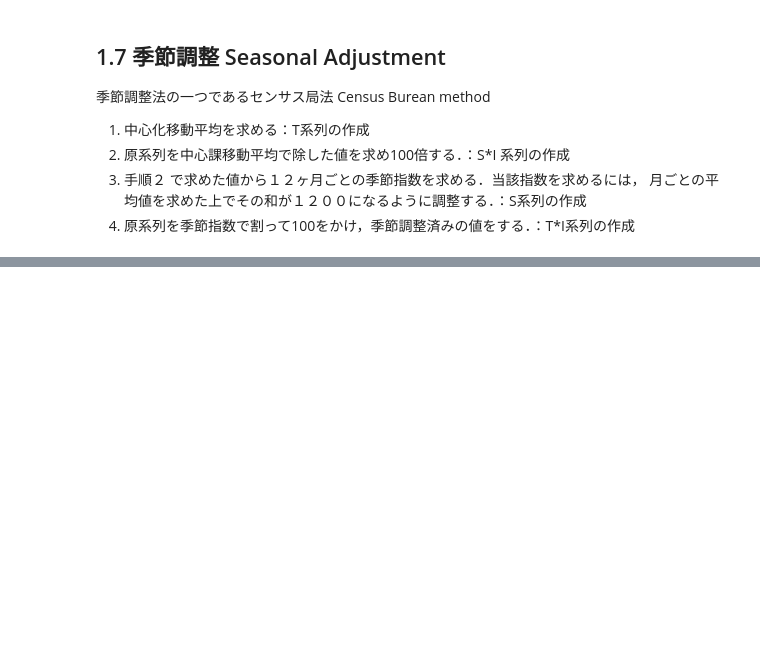
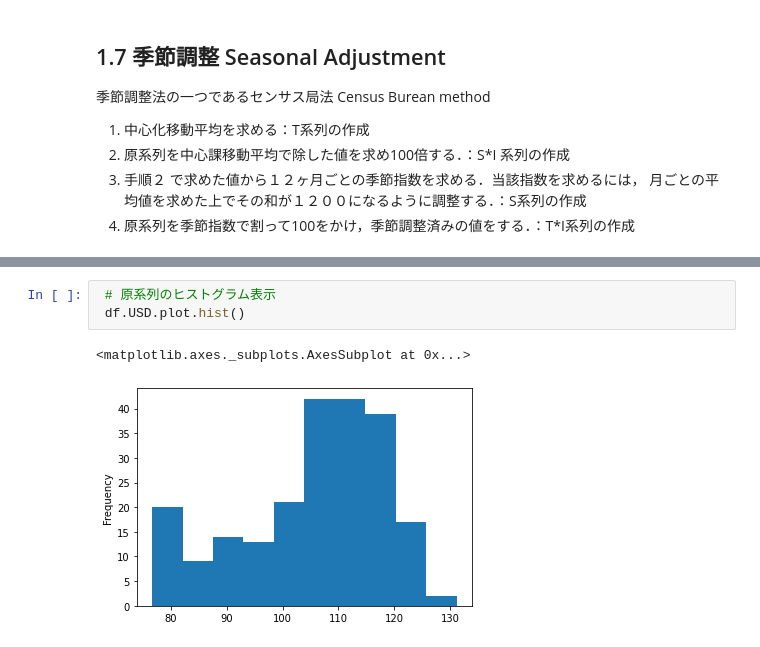
Before and after one commit to Hidenaga41/timeseries, a Jupyter notebook: Timeseries1.ipynb, the cells around one changed output, grey strips where cells are left out. Saved outputs shown, nothing was run; the diff lists cells and outputs as text; blank space fills up the shorter version.

```diff
--- a/Timeseries1.ipynb
+++ b/Timeseries1.ipynb
@@ -115,0 +400,6 @@ df_cma.plot()
+# %%
+ # 原系列のヒストグラム表示
+ df.USD.plot.hist()
+# %% [output]
+<matplotlib.axes._subplots.AxesSubplot at 0x...>
+[figure, added]
```
Also changed, not shown: parts of 32 cells of this notebook.
